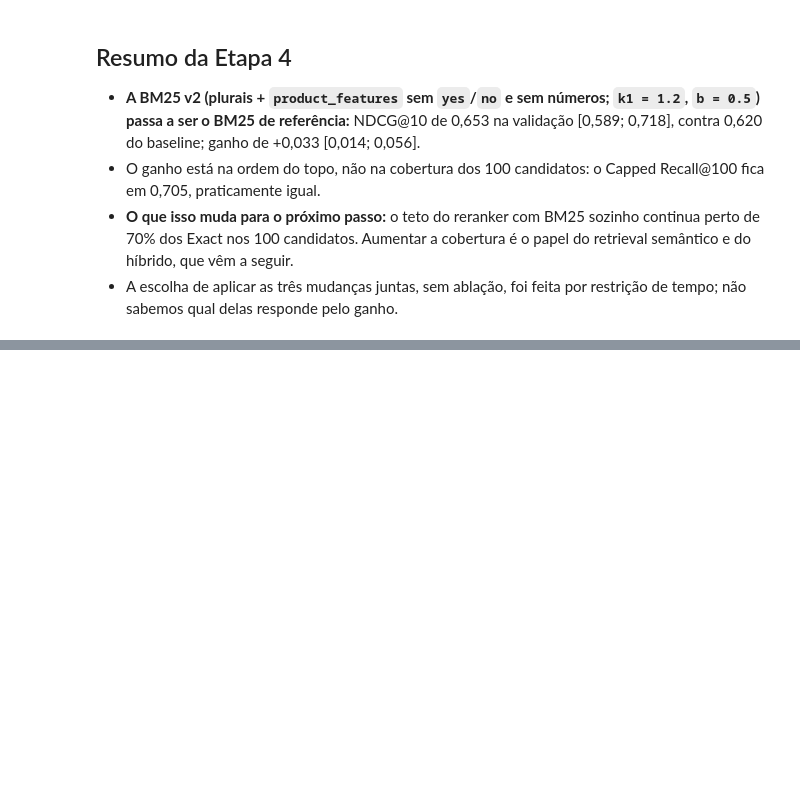
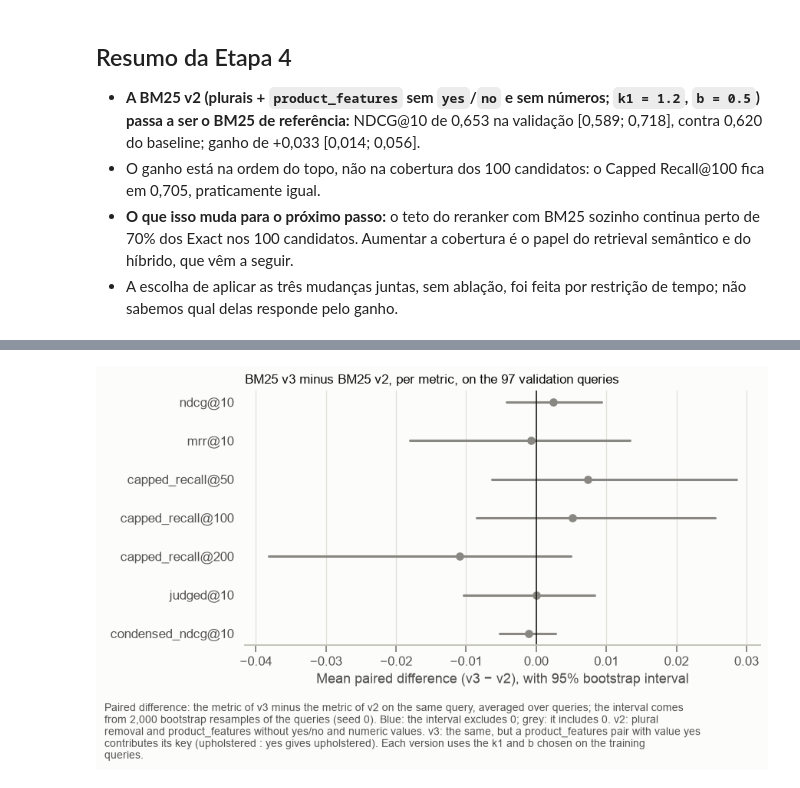
Before and after one commit to lubepe/ml_challenge, a Jupyter notebook: notebooks/02_bm25.ipynb, the cells around one changed output, grey strips where cells are left out. Cells and saved outputs as stored; diff of their text form; code cells hidden in the pictures; blank space fills up the shorter version.

```diff
--- a/notebooks/02_bm25.ipynb
+++ b/notebooks/02_bm25.ipynb
@@ -868,0 +946,24 @@ plt.show()
+# %%
+v3_tokens = retrieval.single_field_tokens(products, **retrieval.V3_TEXT)
+print("median tokens per product: v2", v2_tokens.map(len).median(), "| v3", v3_tokens.map(len).median())
+
+v3_tuning, v3_tuning_per_query = evaluate.tune_bm25(v3_tokens, stem=True, queries=train_queries, labels=labels_by_query)
+v3_chosen = evaluate.select_tuned(v3_tuning)
+v3_key = (float(v3_chosen["k1"]), float(v3_chosen["b"]))
+print(f"chosen for v3: k1 = {v3_key[0]}, b = {v3_key[1]} | train capped_recall@100 = {v3_chosen['capped_recall@100']:.3f}, ndcg@10 = {v3_chosen['ndcg@10']:.3f}")
+display(v3_tuning.pivot(index="k1", columns="b", values="capped_recall@100").round(3))
+
+train_v3_vs_v2 = evaluate.compare_systems(v3_tuning_per_query[v3_key], tuning_per_query[chosen_key],
+                                          ["capped_recall@100", "ndcg@10"], name_a="v3", name_b="v2")
+print("train, each with its chosen k1 and b (selection-biased, for reference only):")
+display(train_v3_vs_v2[["v2_ci", "v3_ci", "difference_ci", "interval_excludes_0"]])
+
+v3_index = retrieval.BM25Index(v3_tokens.index.to_list(), v3_tokens.to_list(), k1=v3_key[0], b=v3_key[1], stem=True)
+
+def v3_search(query_text: str, k: int) -> list[int]:
+    return v3_index.search(query_text, k=k)["product_id"].tolist()
+
+v3_validation = evaluate.evaluate_system(v3_search, validation_queries, labels_by_query)
+v3_vs_v2 = evaluate.compare_systems(v3_validation, v2_validation, metric_names, name_a="v3", name_b="v2")
+print("validation:")
+display(v3_vs_v2[["v2_ci", "v3_ci", "difference_ci", "interval_excludes_0", "n_queries", "share_v3_better", "share_v2_better"]].round(3))
@@ -868,0 +993,17 @@ plt.show()
+# %%
+fig, ax = plt.subplots(figsize=(8, 4))
+plots.difference_plot(ax, list(v3_vs_v2.index), v3_vs_v2["difference"],
+                      v3_vs_v2["difference_ci_low"], v3_vs_v2["difference_ci_high"])
+ax.set_title("BM25 v3 minus BM25 v2, per metric, on the 97 validation queries")
+ax.set_xlabel("Mean paired difference (v3 − v2), with 95% bootstrap interval")
+fig.tight_layout()
+plots.add_caption(fig, (
+    "Paired difference: the metric of v3 minus the metric of v2 on the same query, averaged over queries; the "
+    "interval comes from 2,000 bootstrap resamples of the queries (seed 0). Blue: the interval excludes 0; "
+    "grey: it includes 0. v2: plural removal and product_features without yes/no and numeric values. v3: the "
+    "same, but a product_features pair with value yes contributes its key (upholstered : yes gives "
+    "upholstered). Each version uses the k1 and b chosen on the training queries."
+))
+plt.show()
+# %% [output]
+[figure, added]
```
Also changed, not shown: parts of 11 cells of this notebook, 6 other files.
